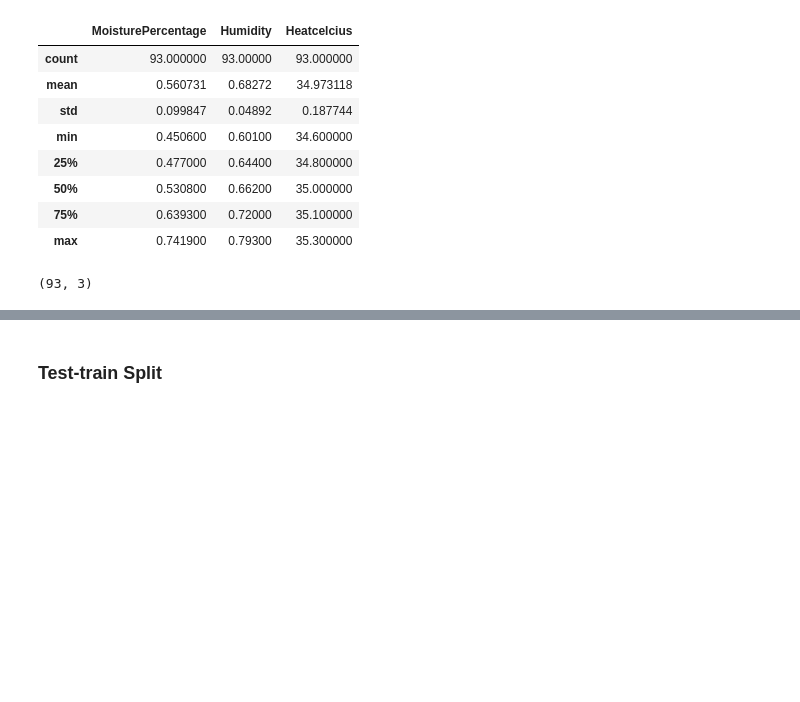
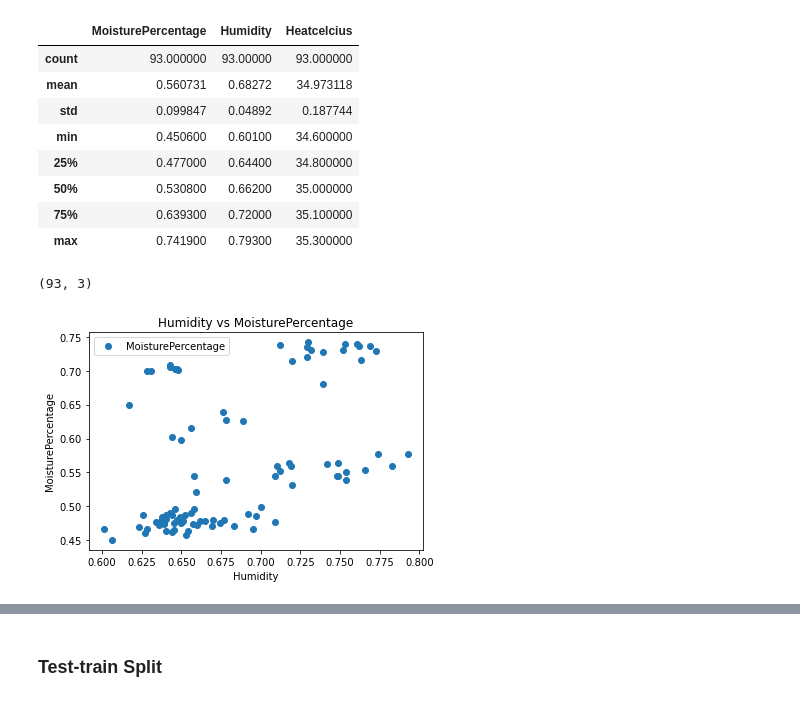
Before and after one commit to abphilip-vit/CollegeP3, a Jupyter notebook: R2.ipynb, the cells around one changed output, grey strips where cells are left out. Cells and saved outputs as stored; diff of their text form; code cells hidden in the pictures; blank space fills up the shorter version.

```diff
--- a/R2.ipynb
+++ b/R2.ipynb
@@ -45,3 +45,11 @@ d.describe()
 d.shape
 # %% [output]
 (93, 3)
+# %%
+d.plot(x='Humidity', y='MoisturePercentage', style='o')
+plt.title('Humidity vs MoisturePercentage')
+plt.xlabel('Humidity')
+plt.ylabel('MoisturePercentage')
+plt.show()
+# %% [output]
+[figure, added]
```
Also changed, not shown: parts of 4 cells of this notebook.
